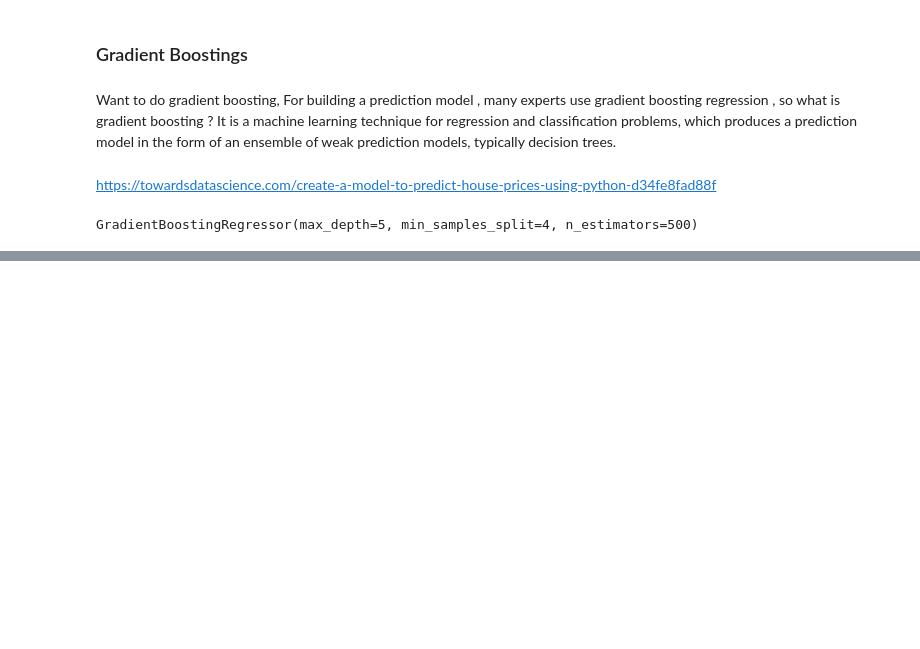
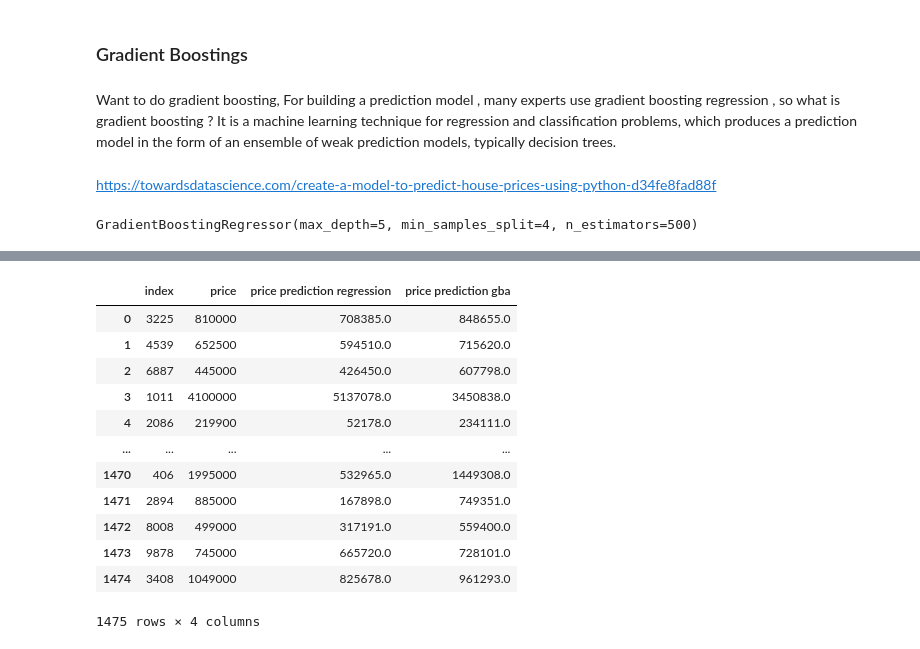
Before and after one commit to Myckland/RDMS_Competition, a Jupyter notebook: Descriptive Analysis of Dataset RDMS, Linear Regression.ipynb, the cells around one changed output, grey strips where cells are left out. Drawn from its saved outputs; the diff is of its cells as text; code cells hidden in the pictures; blank space fills up the shorter version.

```diff
--- a/Descriptive Analysis of Dataset RDMS, Linear Regression.ipynb
+++ b/Descriptive Analysis of Dataset RDMS, Linear Regression.ipynb
@@ -437,0 +480,8 @@ gba.score(x_test,y_test)
+# %%
+gba_predictions = pd.DataFrame(y_predictions_gradient,columns=["price prediction gba"])
+reg_predictions = pd.DataFrame(y_predictions,columns=["price prediction regression"])
+real_price = pd.DataFrame(y_test,columns=["price"])
+# %%
+real_price = real_price.reset_index()
+# %%
+real_price["index"] = real_price["index"].apply(lambda x:x+1 )
@@ -437,0 +504,4 @@ gba.score(x_test,y_test)
+# %%
+result = pd.concat([real_price, reg_predictions, gba_predictions], axis=1)
+result["price prediction regression"]= result["price prediction regression"].round()
+result["price prediction gba"] = result["price prediction gba"].round()
@@ -437,0 +510,16 @@ gba.score(x_test,y_test)
+# %%
+result
+# %% [output]
+|  | index | price | price prediction regression | price prediction gba |
+| 0 | 3225 | 810000 | 708385.0 | 848655.0 |
+| 1 | 4539 | 652500 | 594510.0 | 715620.0 |
+| 2 | 6887 | 445000 | 426450.0 | 607798.0 |
+| 3 | 1011 | 4100000 | 5137078.0 | 3450838.0 |
+| 4 | 2086 | 219900 | 52178.0 | 234111.0 |
+| ... | ... | ... | ... | ... |
+| 1470 | 406 | 1995000 | 532965.0 | 1449308.0 |
+| 1471 | 2894 | 885000 | 167898.0 | 749351.0 |
+| 1472 | 8008 | 499000 | 317191.0 | 559400.0 |
+| 1473 | 9878 | 745000 | 665720.0 | 728101.0 |
+| 1474 | 3408 | 1049000 | 825678.0 | 961293.0 |
+1475 rows × 4 columns
```
Also changed, not shown: parts of 14 cells of this notebook.
